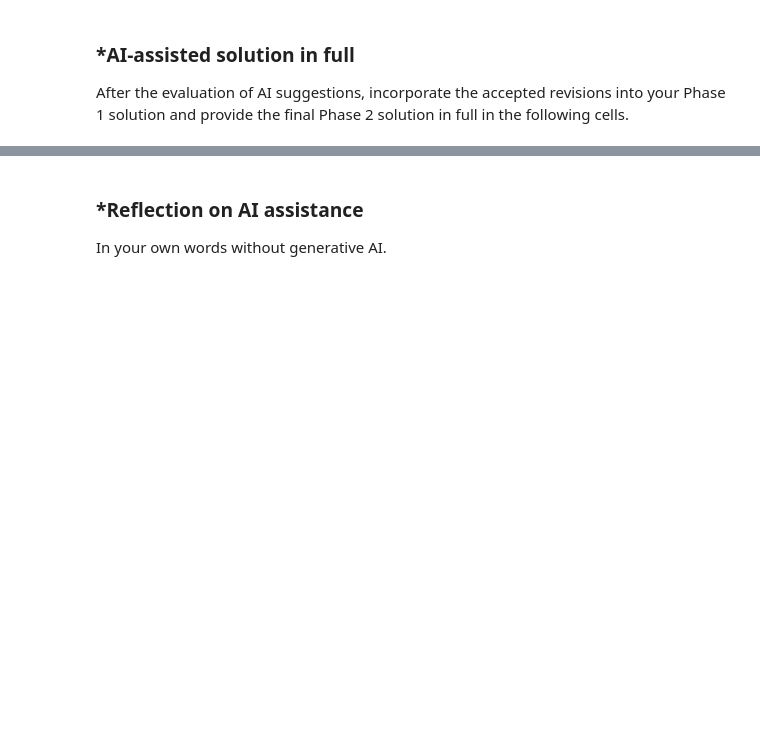
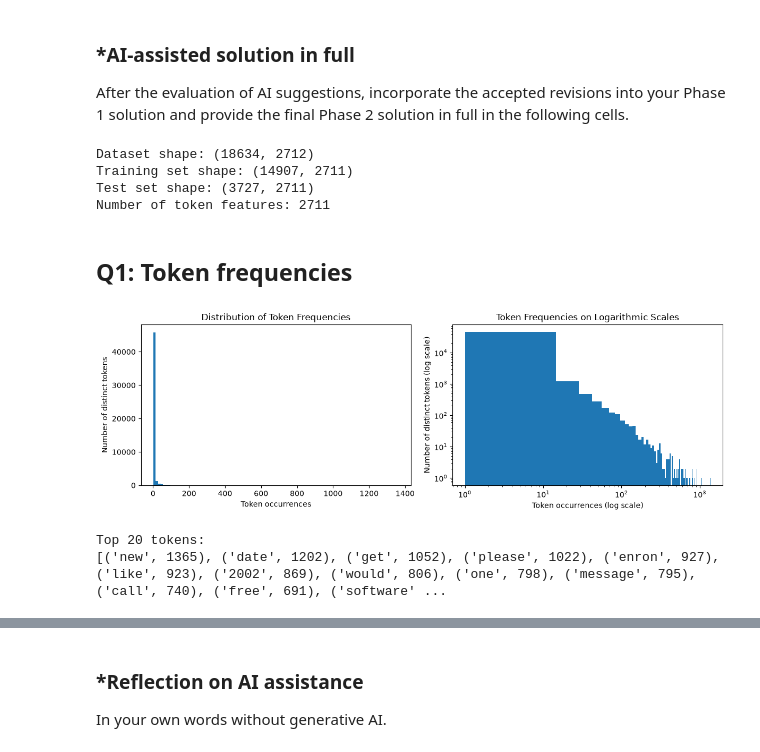
Before and after one commit to zoedelblum/A05-pca, a Jupyter notebook: notebook.ipynb, the cells around one changed output, grey strips where cells are left out. Drawn from its saved outputs; the diff is of its cells as text; code cells hidden in the pictures; blank space fills up the shorter version.

Commit message:
Phase 2 commit

```diff
--- a/notebook.ipynb
+++ b/notebook.ipynb
@@ -230,0 +247,66 @@ After the evaluation of AI suggestions, incorporate the accepted revisions into
+# %%
+# Your Phase 2 solution to the problem goes here.
+import pickle
+from collections import Counter
+
+import numpy as np
+import pandas as pd
+import matplotlib.pyplot as plt
+import seaborn as sns
+
+from sklearn.model_selection import train_test_split
+from sklearn.linear_model import LinearRegression
+from sklearn.decomposition import PCA
+
+with open("data/all_tokens.pickle", "rb") as file:
+    all_tokens = pickle.load(file)
+
+token_count = Counter(all_tokens)
+token_freq = token_count.most_common()
+
+df = pd.read_parquet("data/Phishing_clean.parquet", engine="fastparquet")
+
+y = df["Email Type"]
+X = df.drop(columns=["Email Type"])
+
+X_train, X_test, y_train, y_test = train_test_split(
+    X, y, test_size=0.2, random_state=42
+)
+
+print("Dataset shape:", df.shape)
+print("Training set shape:", X_train.shape)
+print("Test set shape:", X_test.shape)
+print("Number of token features:", X.shape[1])
+# %% [output]
+Dataset shape: (18634, 2712)
+Training set shape: (14907, 2711)
+Test set shape: (3727, 2711)
+Number of token features: 2711
+# %% [markdown]
+## Q1: Token frequencies
+# %%
+counts = np.array([count for _, count in token_freq])
+
+fig, ax = plt.subplots(1, 2, figsize=(12, 4))
+
+ax[0].hist(counts, bins=100)
+ax[0].set_title("Distribution of Token Frequencies")
+ax[0].set_xlabel("Token occurrences")
+ax[0].set_ylabel("Number of distinct tokens")
+
+ax[1].hist(counts, bins=100)
+ax[1].set_xscale("log")
+ax[1].set_yscale("log")
+ax[1].set_title("Token Frequencies on Logarithmic Scales")
+ax[1].set_xlabel("Token occurrences (log scale)")
+ax[1].set_ylabel("Number of distinct tokens (log scale)")
+
+plt.tight_layout()
+plt.show()
+
+print("Top 20 tokens:")
+print(token_freq[:20])
+# %% [output]
+[figure, added]
+Top 20 tokens:
+[('new', 1365), ('date', 1202), ('get', 1052), ('please', 1022), ('enron', 927), ('like', 923), ('2002', 869), ('would', 806), ('one', 798), ('message', 795), ('call', 740), ('free', 691), ('software' ...
```
Also changed, not shown: parts of 22 cells of this notebook.
